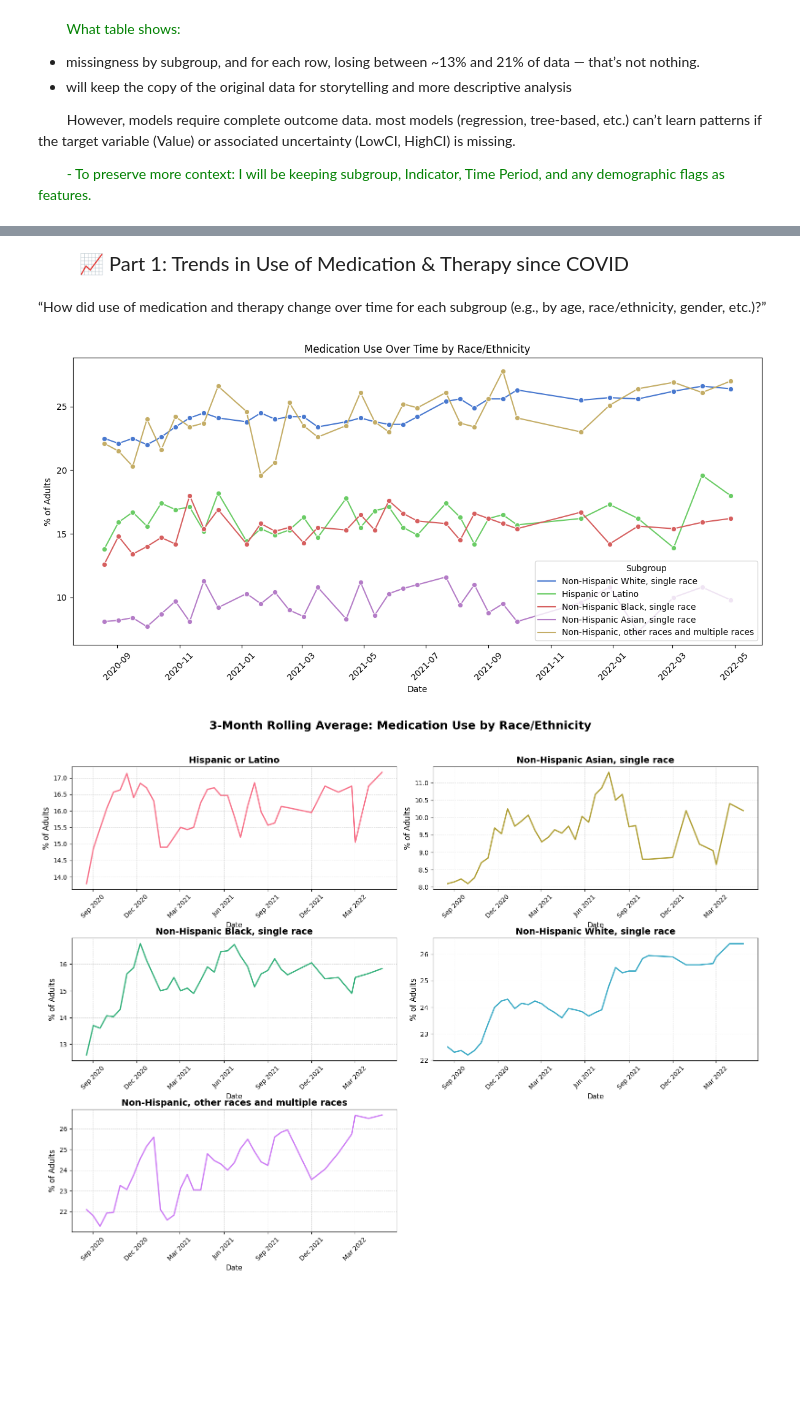
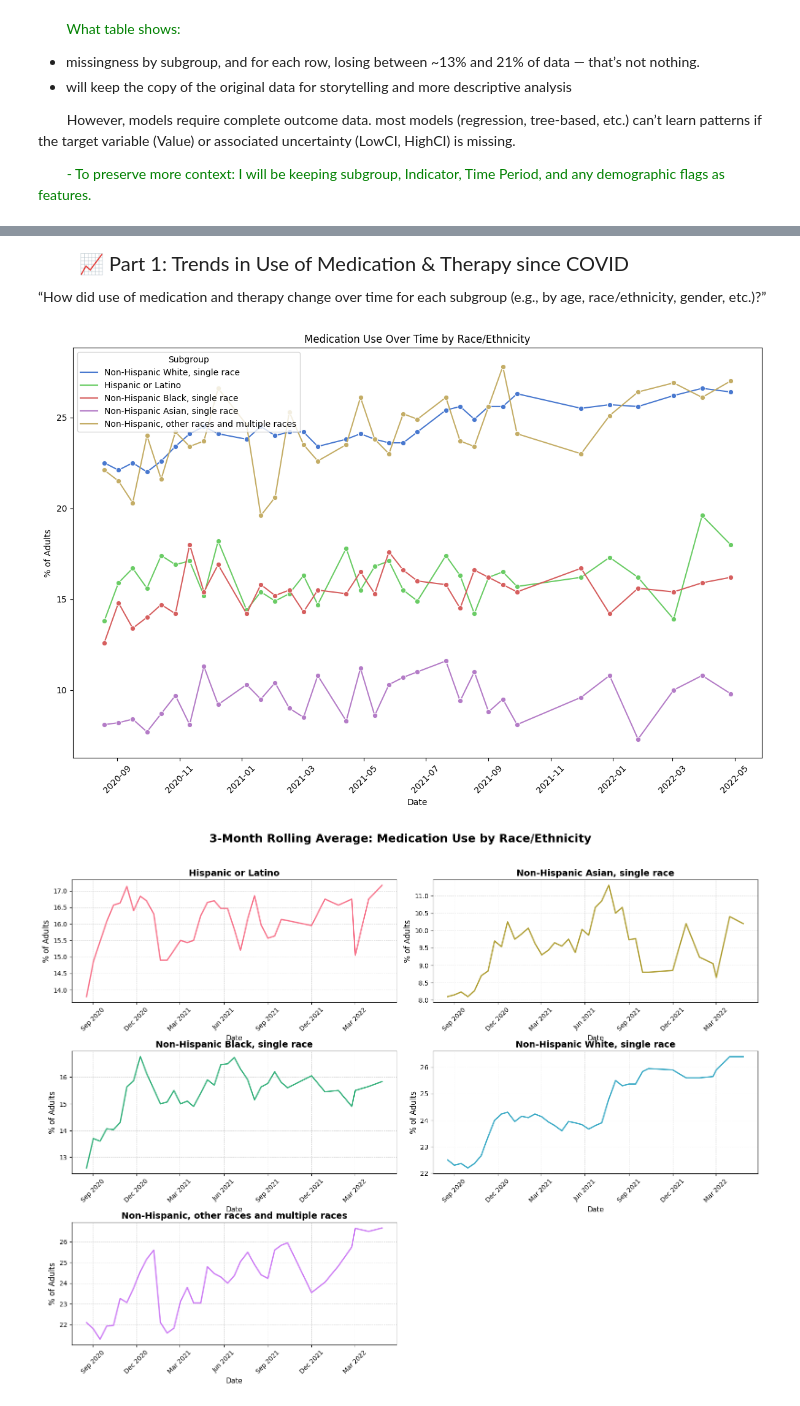
Before and after one commit to sbhatti311/ML, a Jupyter notebook: the-silent-epidemic-during-covid.ipynb, the cells around one changed output, grey strips where cells are left out. Drawn from its saved outputs; the diff is of its cells as text; code cells hidden in the pictures; blank space fills up the shorter version.

```diff
--- a/the-silent-epidemic-during-covid.ipynb
+++ b/the-silent-epidemic-during-covid.ipynb
@@ -351,38 +345,38 @@ df.head()
 # %% [markdown]
 <p style="font-size:20px;">&nbsp;&nbsp;&nbsp;&nbsp;&nbsp;&nbsp;&nbsp;&nbsp;📈 Part 1: Trends in Use of Medication & Therapy since COVID</p>
+
+<p style="text-indent: 2em;">“How did use of medication and therapy change over time for each subgroup (e.g., by age, race/ethnicity, gender, etc.)?”</p>
-# %% [markdown]
-<p style="text-indent: 2em;">“How did use of medication and therapy change over time for each subgroup (e.g., by age, race/ethnicity, gender, etc.)?”</p>
 # %%
 import matplotlib.pyplot as plt
 import seaborn as sns
 
 # Filter to "Received Counseling or Therapy" and Race/Ethnicity
 therapy_race = df[
     (df['Indicator'] == 'Took Medication') &
     (df['Subgroup_Category'] == 'Race/Ethnicity')
 ].copy()
 
 # Convert date
 therapy_race['Time Period Start Date'] = pd.to_datetime(therapy_race['Time Period Start Date'])
 therapy_race = therapy_race.sort_values('Time Period Start Date')
 
 # Plot
-plt.figure(figsize=(12, 6))
+plt.figure(figsize=(12, 8))
 sns.lineplot(
     data=therapy_race,
     x='Time Period Start Date',
     y='Value',
     hue='Subgroup',
     marker='o'
 )
 plt.title('Medication Use Over Time by Race/Ethnicity')
 plt.xlabel('Date')
 plt.ylabel('% of Adults')
 plt.xticks(rotation=45)
 plt.tight_layout()
 plt.show()
 # %% [output]
-[figure, old version]
+[figure, new version]
 # %%
 # Rolling average (3-month)
 
```
Also changed, not shown: parts of 19 cells of this notebook.
